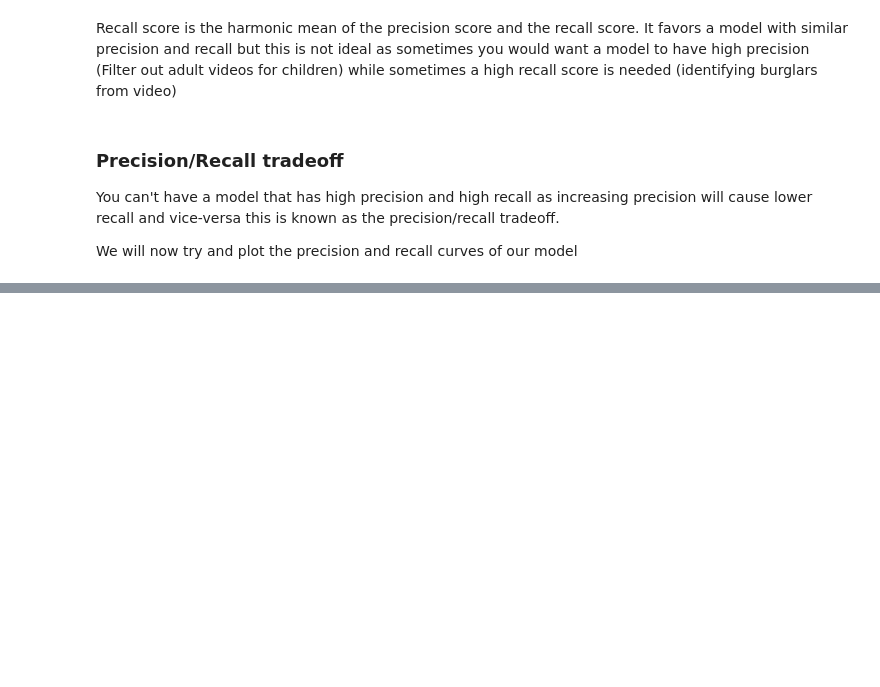
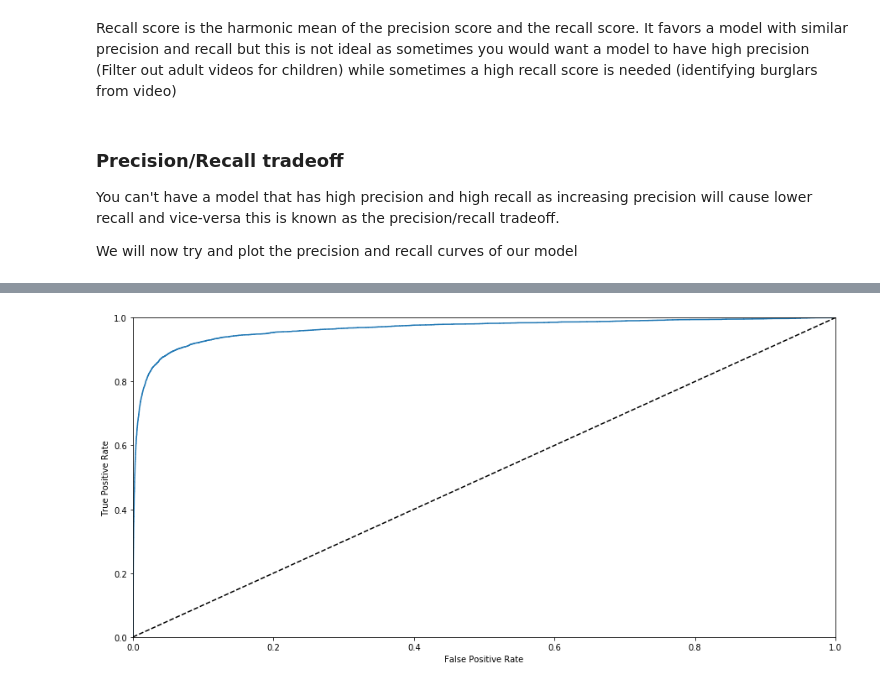
Before and after one commit to soutik/Hands-On-Machine-Learning-with-ScikitLearn-and-TensorFlow, a Jupyter notebook: 3. Classification.ipynb, the cells around one changed output, grey strips where cells are left out. Saved outputs shown, nothing was run; the diff lists cells and outputs as text; code cells hidden in the pictures; blank space fills up the shorter version.

```diff
--- a/3. Classification.ipynb
+++ b/3. Classification.ipynb
@@ -199,0 +204,16 @@ plt.show()
+# %%
+from sklearn.metrics import roc_curve
+fpr, tpr, threshold = roc_curve(y_train_5, y_score)
+# %%
+def plot_roc_curve(fpr, tpr, label = None):
+    plt.plot(fpr, tpr, label = label)
+    plt.plot([0, 1], [0, 1], "k--")
+    plt.axis([0, 1, 0, 1])
+    plt.xlabel("False Positive Rate")
+    plt.ylabel("True Positive Rate")
+
+plt.figure(figsize=[15, 7])
+plot_roc_curve(fpr, tpr)
+plt.show()
+# %% [output]
+[figure, added]
```
Also changed, not shown: parts of 25 cells of this notebook.
